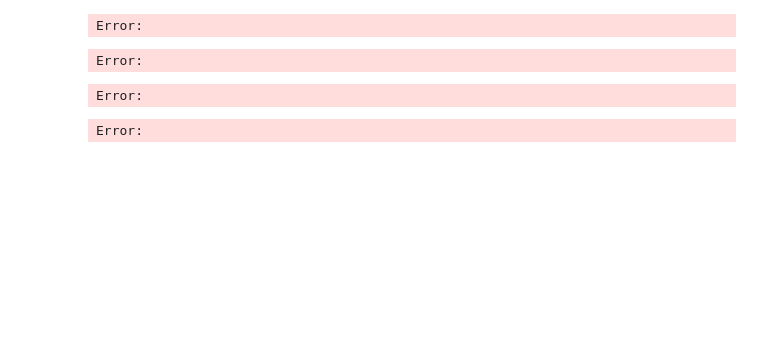
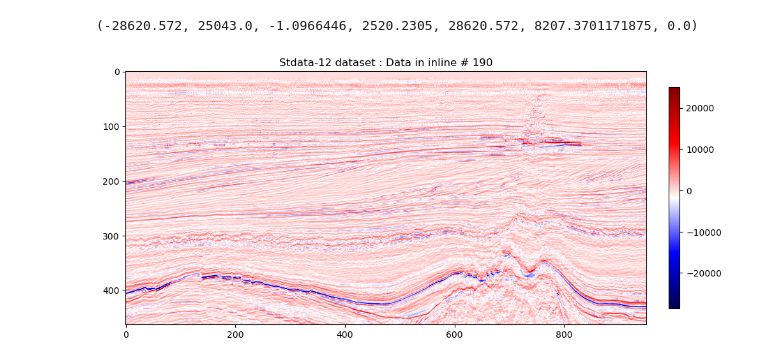
Before and after one commit to jayantb1019/adl_seismic, a Jupyter notebook: notebooks/00_stdata_12_eda.ipynb, the cells around one changed output. Cells and saved outputs as stored; diff of their text form; code cells hidden in the pictures; blank space fills up the shorter version.

Commit message:
faciesmark, stdata12 eda

```diff
--- a/notebooks/00_stdata_12_eda.ipynb
+++ b/notebooks/00_stdata_12_eda.ipynb
@@ -37,0 +4,6 @@ Error:
+# %%
+volume_filepath = '/Users/jayanthboddu/Desktop/data_science/upgrad/MSDS/experiments_feb/data/stdata12/stdata_12_amplitude.npy'
+label_filepath = '/Users/jayanthboddu/Desktop/data_science/upgrad/MSDS/experiments_feb/data/stdata12/stdata_12_labels.npy'
+
+volume = np.load(volume_filepath)
+label = np.load(label_filepath)
@@ -38,33 +19,26 @@ Error:
+# %%
+np.min(volume), np.max(volume), np.mean(volume), np.std(volume) , np.max(np.abs(volume)), np.quantile(np.abs(volume), 0.99), np.median(volume)
+# %% [output]
+(-28620.572, 25043.0, -1.0966446, 2520.2305, 28620.572, 8207.3701171875, 0.0)
 # %%
 # normalising the data to 99th percentile of abs_max and clipping to abs_max
 abs_max = abs(volume).max()
 volume_norm = volume.clip(-abs_max, abs_max) / abs_max
-volume_norm
-# %% [output]
-Error:
 # %%
 # First inline: 190    Last inline: 490
 # First xline:  300    Last xline:  1250
-
-# converting data to numpy array
-volume_npy = volume_norm.data.to_numpy()
-labels_npy = label.data.to_numpy()
-# %% [output]
-Error:
-# %%
-# writing numpy files to disk
-np.save('stdata_12_amplitude.npy', volume_npy)
-np.save('stadata_12_labels.npy', labels_npy)
-# %% [output]
-Error:
+# %%
+volume_npy = volume
+labels_npy = label
 # %%
 import matplotlib.pyplot as plt
-plt.figure(figsize=(40,10))
-plt.imshow(volume_npy[0].T, cmap='seismic', vmin= - 1, vmax = 1, aspect='auto')
+fig = plt.figure(figsize=(10,60))
+plt.imshow(volume_npy[0].T, cmap='seismic', vmin= np.min(volume_npy), vmax = np.max(volume_npy))
+plt.colorbar(fraction=0.020, pad=0.04)
+plt.title("Stdata-12 dataset : Data in inline # 190")
 plt.tight_layout()
-plt.axis('off')
 plt.show()
 # %% [output]
-Error:
+[figure, added]
 # %%
 # sample labels
```
Also changed, not shown: parts of 16 cells of this notebook.
